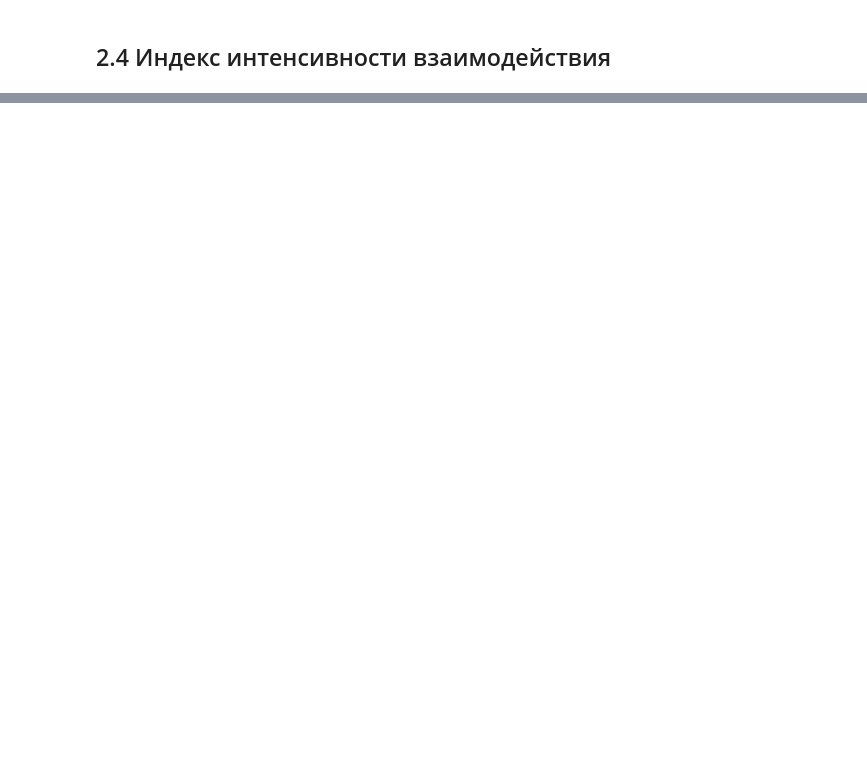
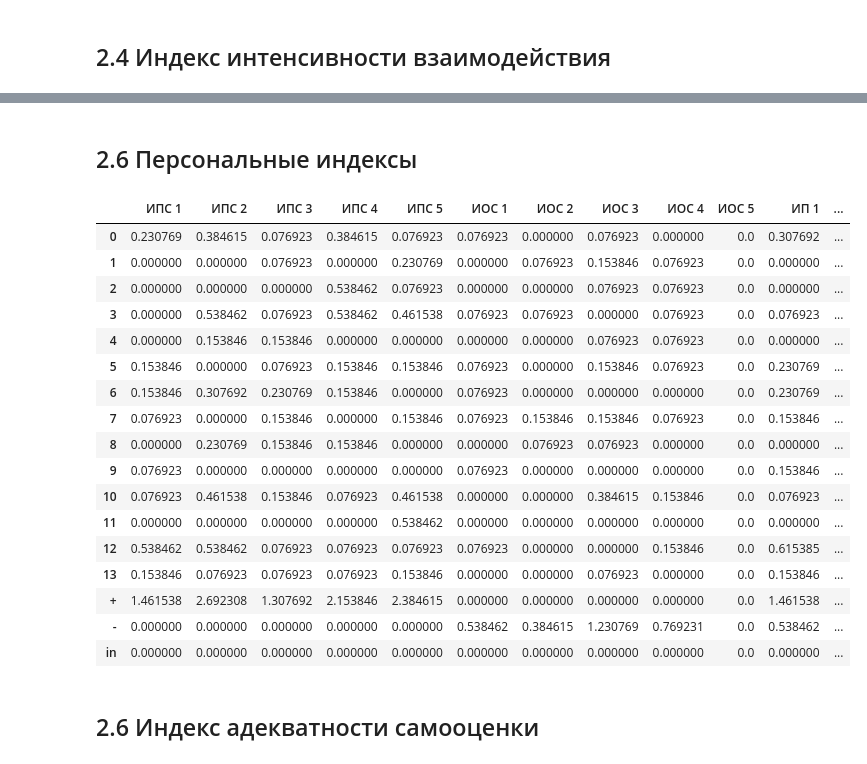
Before and after one commit to aptmess/pm.socio, a Jupyter notebook: code/socio.ipynb, the cells around one changed output, grey strips where cells are left out. Saved outputs shown, nothing was run; the diff lists cells and outputs as text; code cells hidden in the pictures; blank space fills up the shorter version.

```diff
--- a/code/socio.ipynb
+++ b/code/socio.ipynb
@@ -428,0 +474,63 @@ iii_df.describe()
+# %% [markdown]
+## 2.6 Персональные индексы
+# %%
+def personalPositive(q):
+    global M1
+    u = len(M1) - 1
+    return q["+"] / u
+
+def personalNegative(q):
+    global M1
+    u = len(M1) - 1
+    return q["-"] / u
+
+def personal(q):
+    global M1
+    u = len(M1) - 1
+    return (q["+"] + q["-"]) / u
+# %%
+odfp = pd.DataFrame({
+    # Индекс положительной самооценки
+    'ИПС 1' : personalPositive(question_1),
+    'ИПС 2' : personalPositive(question_2),
+    'ИПС 3' : personalPositive(question_3),
+    'ИПС 4' : personalPositive(question_4),
+    'ИПС 5' : personalPositive(question_5),
+
+    # Индекс отрицательной самооценки
+    'ИОС 1' : personalNegative(question_1),
+    'ИОС 2' : personalNegative(question_2),
+    'ИОС 3' : personalNegative(question_3),
+    'ИОС 4' : personalNegative(question_4),
+    'ИОС 5' : personalNegative(question_5),
+
+    # Индекс персональный
+    'ИП 1' : personal(question_1),
+    'ИП 2' : personal(question_2),
+    'ИП 3' : personal(question_3),
+    'ИП 4' : personal(question_4),
+    'ИП 5' : personal(question_5),
+})
+
+odfp
+# %% [output]
+|  | ИПС 1 | ИПС 2 | ИПС 3 | ИПС 4 | ИПС 5 | ИОС 1 | ИОС 2 | ИОС 3 | ИОС 4 | ИОС 5 | ИП 1 | ... |
+| 0 | 0.230769 | 0.384615 | 0.076923 | 0.384615 | 0.076923 | 0.076923 | 0.000000 | 0.076923 | 0.000000 | 0.0 | 0.307692 | ... |
+| 1 | 0.000000 | 0.000000 | 0.076923 | 0.000000 | 0.230769 | 0.000000 | 0.076923 | 0.153846 | 0.076923 | 0.0 | 0.000000 | ... |
+| 2 | 0.000000 | 0.000000 | 0.000000 | 0.538462 | 0.076923 | 0.000000 | 0.000000 | 0.076923 | 0.076923 | 0.0 | 0.000000 | ... |
+| 3 | 0.000000 | 0.538462 | 0.076923 | 0.538462 | 0.461538 | 0.076923 | 0.076923 | 0.000000 | 0.076923 | 0.0 | 0.076923 | ... |
+| 4 | 0.000000 | 0.153846 | 0.153846 | 0.000000 | 0.000000 | 0.000000 | 0.000000 | 0.076923 | 0.076923 | 0.0 | 0.000000 | ... |
+| 5 | 0.153846 | 0.000000 | 0.076923 | 0.153846 | 0.153846 | 0.076923 | 0.000000 | 0.153846 | 0.076923 | 0.0 | 0.230769 | ... |
+| 6 | 0.153846 | 0.307692 | 0.230769 | 0.153846 | 0.000000 | 0.076923 | 0.000000 | 0.000000 | 0.000000 | 0.0 | 0.230769 | ... |
+| 7 | 0.076923 | 0.000000 | 0.153846 | 0.000000 | 0.153846 | 0.076923 | 0.153846 | 0.153846 | 0.076923 | 0.0 | 0.153846 | ... |
+| 8 | 0.000000 | 0.230769 | 0.153846 | 0.153846 | 0.000000 | 0.000000 | 0.076923 | 0.076923 | 0.000000 | 0.0 | 0.000000 | ... |
+| 9 | 0.076923 | 0.000000 | 0.000000 | 0.000000 | 0.000000 | 0.076923 | 0.000000 | 0.000000 | 0.000000 | 0.0 | 0.153846 | ... |
+| 10 | 0.076923 | 0.461538 | 0.153846 | 0.076923 | 0.461538 | 0.000000 | 0.000000 | 0.384615 | 0.153846 | 0.0 | 0.076923 | ... |
+| 11 | 0.000000 | 0.000000 | 0.000000 | 0.000000 | 0.538462 | 0.000000 | 0.000000 | 0.000000 | 0.000000 | 0.0 | 0.000000 | ... |
+| 12 | 0.538462 | 0.538462 | 0.076923 | 0.076923 | 0.076923 | 0.076923 | 0.000000 | 0.000000 | 0.153846 | 0.0 | 0.615385 | ... |
+| 13 | 0.153846 | 0.076923 | 0.076923 | 0.076923 | 0.153846 | 0.000000 | 0.000000 | 0.076923 | 0.000000 | 0.0 | 0.153846 | ... |
+| + | 1.461538 | 2.692308 | 1.307692 | 2.153846 | 2.384615 | 0.000000 | 0.000000 | 0.000000 | 0.000000 | 0.0 | 1.461538 | ... |
+| - | 0.000000 | 0.000000 | 0.000000 | 0.000000 | 0.000000 | 0.538462 | 0.384615 | 1.230769 | 0.769231 | 0.0 | 0.538462 | ... |
+| in | 0.000000 | 0.000000 | 0.000000 | 0.000000 | 0.000000 | 0.000000 | 0.000000 | 0.000000 | 0.000000 | 0.0 | 0.000000 | ... |
+# %% [markdown]
+## 2.6 Индекс адекватности самооценки
```
Also changed, not shown: parts of 53 cells of this notebook, 1 other file.
